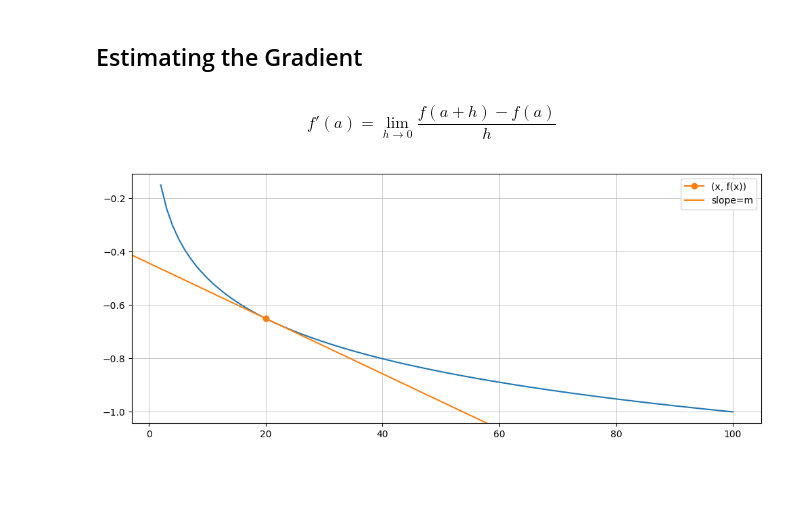
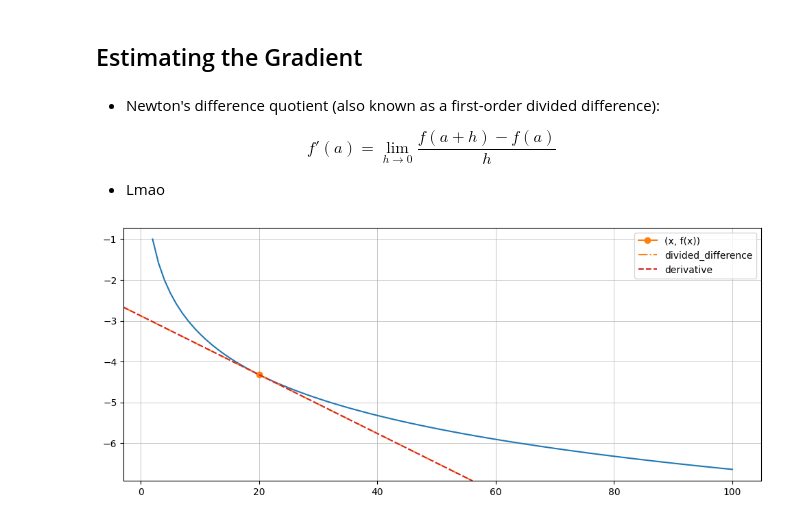
Before and after one commit to TheLastAurora/ds_scratch, a Jupyter notebook: ch_8.ipynb, the cells around one changed output. Saved outputs shown, nothing was run; the diff lists cells and outputs as text; code cells hidden in the pictures; blank space fills up the shorter version.

```diff
--- a/ch_8.ipynb
+++ b/ch_8.ipynb
@@ -7,6 +8,10 @@ from math import log
 # %% [markdown]
 ## Estimating the Gradient
 # %% [markdown]
+- Newton's difference quotient (also known as a first-order divided difference):
+
 $$
 {\displaystyle f'(a)=\lim _{h\to 0}{\frac {f(a+h)-f(a)}{h}}}
 $$
+
+- Lmao
@@ -23,17 +18,47 @@ def log_half(x: float) -> float:
+# %%
+# Defining the derivative and log functions
+
+
+def divided_difference(f: Callable, a: float, h: float) -> float:
+    """Estimates the derivative of a function by approximation"""
+    return (f(a + h) - f(a)) / h
+
+
+def partial_divided_difference(f: Callable, v: np.ndarray, i: int, h: float) -> float:
+    """Returns the divided difference of the i-th quotient of f at v"""
+    w = v.copy()
+    w[i] += h
+    return (f(w) - f(v)) / h
+
+
+def estimate_gradient(f: Callable, v: np.ndarray, h: float) -> List:
+    return [partial_divided_difference(f, v, i, h) for i in range(len(v))]
+
+
+def log_derivative(x: float, b: float) -> float:
+    """Calculates the derivative of a log"""
+    return 1 / (x * math.log(b))
 # %%
-# Example of an approximation a derivative of log_1/2 with the difference quotient
+# Example of an approximation a derivative of f(20) = log_1/2(20) with the difference quotient
 
 
-h = 2
+h = 1e-2
 xs = [x for x in range(100, 1, -1)]
-ys = [log_half(x) for x in xs]
+ys = [log(x) for x in xs]
+b = 1 / 2
+def log(x): return math.log(x, b)
+
 
 plt.figure().set_figwidth(12)
 plt.plot(xs, ys)
-plt.plot(20, log_half(20), marker='o', label='(x, f(x))')
-plt.axline([20, log_half(20)], slope=derivative(log_half, 20, h), c='C1', label='slope=m')
+plt.plot(20, log(20), marker='o', label='(x, f(x))')
+plt.axline([20, log(20)], slope=divided_difference(log, 20, h),
+           c='C1', label="divided_difference", linestyle='-.')
+plt.axline([20, log(20)], slope=log_derivative(20, b),
+           c='C3', label='derivative', linestyle='--')
+
 plt.grid(linewidth=0.5)
 plt.legend()
 plt.show()
 # %% [output]
-[figure, old version]
+[figure, new version]
```
Also changed, not shown: parts of 2 cells of this notebook, 2 other files.
